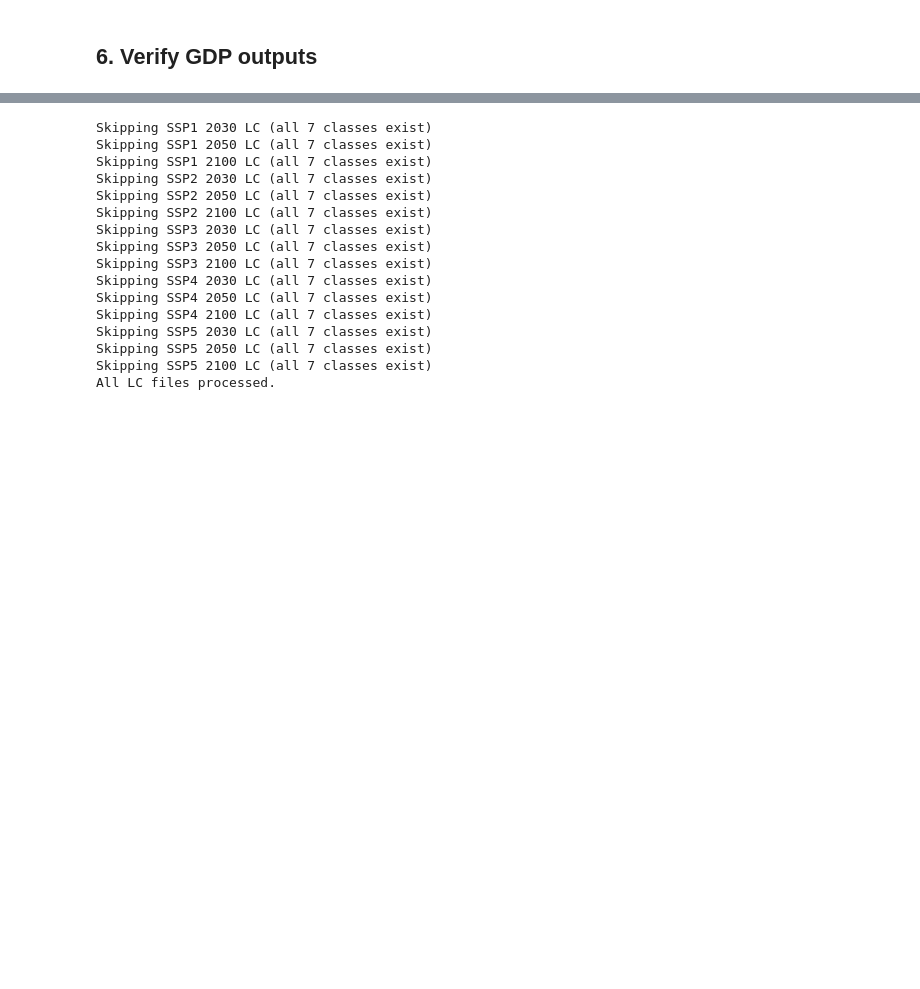
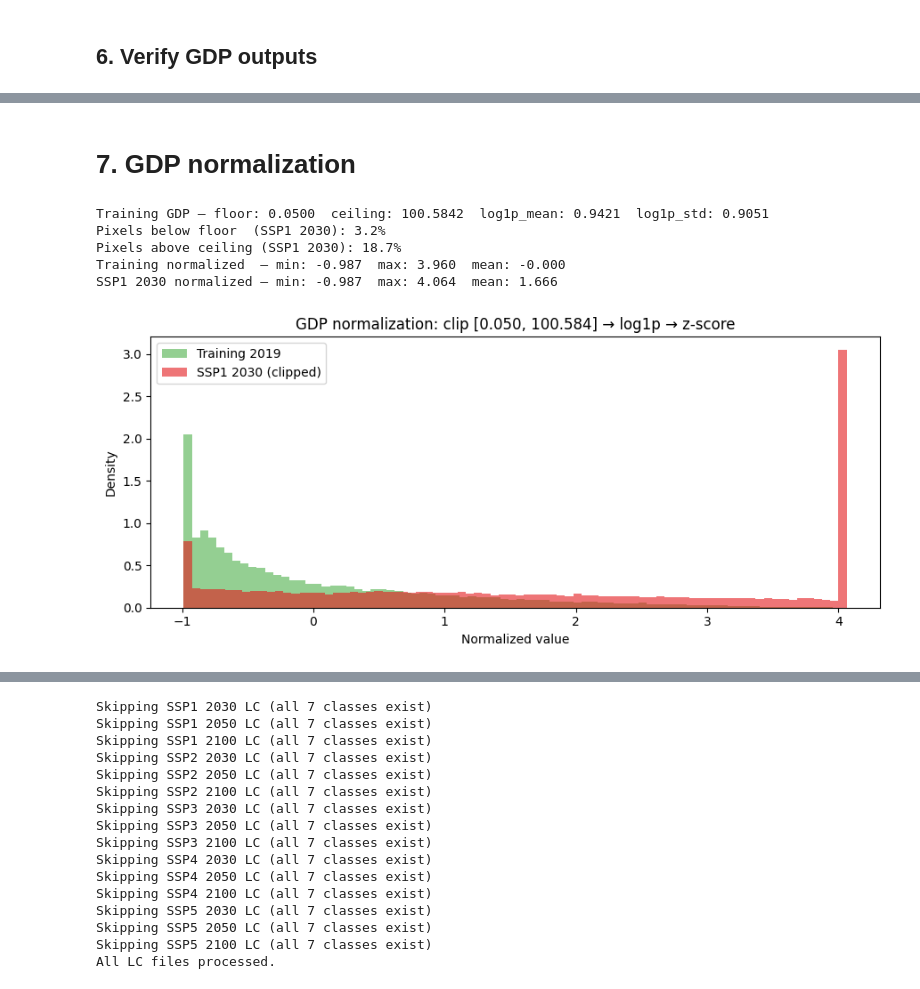
Before and after one commit to Messanella/Thesis_code, a Jupyter notebook: preprocess_ssp_inputs.ipynb, the cells around one changed output, grey strips where cells are left out. Drawn from its saved outputs; the diff is of its cells as text; code cells hidden in the pictures; blank space fills up the shorter version.

```diff
--- a/preprocess_ssp_inputs.ipynb
+++ b/preprocess_ssp_inputs.ipynb
@@ -357,2 +528,19 @@ GDP_SSP5_2100_normalized.tif             485x570    276,450   -0.887    4.255
 
 All GDP files OK.
+# %%
+_DIR = r'READY_data\inputs_converted\ssp'
+train_max = 101.49
+
+path = os.path.join(_DIR, 'GDP_SSP1_2030_converted.tif')
+with rasterio.open(path) as src:
+    data = src.read(1).astype(np.float32)
+data[~eu27_mask] = np.nan
+v = data[np.isfinite(data) & (data > 0)]
+total = len(v)
+
+print(f'Total valid pixels (EU27 incl. Italy): {total:,}  (training max = {train_max})')
+print(f'{"Ceiling":<12} {"Clipped px":>12} {"Clipped %":>10}')
+print('-' * 38)
+for ceiling in [101, 200, 500, 1000, 5000, 10000, 50000]:
+    clipped = int(np.sum(v > ceiling))
+    print(f'{ceiling:<12} {clipped:>12,} {100*clipped/total:>9.2f}%')
@@ -358,0 +558,60 @@ All GDP files OK.
+# %% [markdown]
+# 7. GDP normalization
+# %%
+import numpy as np
+import rasterio
+import os
+import matplotlib.pyplot as plt
+
+_DIR = r'READY_data\inputs_converted\ssp'
+
+# ── Training GDP stats ────────────────────────────────────────────────────────
+with rasterio.open(r'READY_data\labels\eu_mask_010deg_ex_italy.tif') as src:
+    eu_exitaly = (src.read(1).astype(np.float32) > 0)
+with rasterio.open(r'READY_data\inputs\2019_gdp_aligned_010.tif') as src:
+    train_raw = src.read(1).astype(np.float32)
+train_raw[~np.isfinite(train_raw)] = np.nan
+train_raw[train_raw <= 0] = np.nan
+train_raw[~eu_exitaly]    = np.nan
+t = train_raw[np.isfinite(train_raw)]
+
+# Ceiling = 1.1× training max (10% headroom), Floor = training min
+# Both clip SSP values to the range the model was trained on.
+GDP_CEILING  = 1.1 * float(t.max())
+GDP_FLOOR    = float(t.min())
+GDP_LOG_MEAN = float(np.log1p(t).mean())
+GDP_LOG_STD  = float(np.log1p(t).std())
+
+print(f'Training GDP — floor: {GDP_FLOOR:.4f}  ceiling: {GDP_CEILING:.4f}  log1p_mean: {GDP_LOG_MEAN:.4f}  log1p_std: {GDP_LOG_STD:.4f}')
+
+# ── Verify on SSP1 2030 ───────────────────────────────────────────────────────
+with rasterio.open(os.path.join(_DIR, 'GDP_SSP1_2030_converted.tif')) as src:
+    ssp_raw = src.read(1).astype(np.float32)
+ssp_raw[~eu27_mask] = np.nan
+s = ssp_raw[np.isfinite(ssp_raw) & (ssp_raw > 0)]
+s_clipped = np.clip(s, GDP_FLOOR, GDP_CEILING)
+
+s_norm = (np.log1p(s_clipped) - GDP_LOG_MEAN) / GDP_LOG_STD
+t_norm = (np.log1p(t) - GDP_LOG_MEAN) / GDP_LOG_STD
+
+print(f'Pixels below floor  (SSP1 2030): {100*np.mean(s < GDP_FLOOR):.1f}%')
+print(f'Pixels above ceiling (SSP1 2030): {100*np.mean(s > GDP_CEILING):.1f}%')
+print(f'Training normalized  — min: {t_norm.min():.3f}  max: {t_norm.max():.3f}  mean: {t_norm.mean():.3f}')
+print(f'SSP1 2030 normalized — min: {s_norm.min():.3f}  max: {s_norm.max():.3f}  mean: {s_norm.mean():.3f}')
+
+fig, ax = plt.subplots(figsize=(9, 4))
+ax.hist(t_norm, bins=80, alpha=0.6, color='#4daf4a', density=True, label='Training 2019')
+ax.hist(s_norm, bins=80, alpha=0.6, color='#e41a1c', density=True, label='SSP1 2030 (clipped)')
+ax.set_title(f'GDP normalization: clip [{GDP_FLOOR:.3f}, {GDP_CEILING:.3f}] → log1p → z-score')
+ax.set_xlabel('Normalized value')
+ax.set_ylabel('Density')
+ax.legend()
+plt.tight_layout()
+plt.show()
+# %% [output]
+Training GDP — floor: 0.0500  ceiling: 100.5842  log1p_mean: 0.9421  log1p_std: 0.9051
+Pixels below floor  (SSP1 2030): 3.2%
+Pixels above ceiling (SSP1 2030): 18.7%
+Training normalized  — min: -0.987  max: 3.960  mean: -0.000
+SSP1 2030 normalized — min: -0.987  max: 4.064  mean: 1.666
+[figure, added]
```
Also changed, not shown: parts of 14 cells of this notebook, 3 other files.
